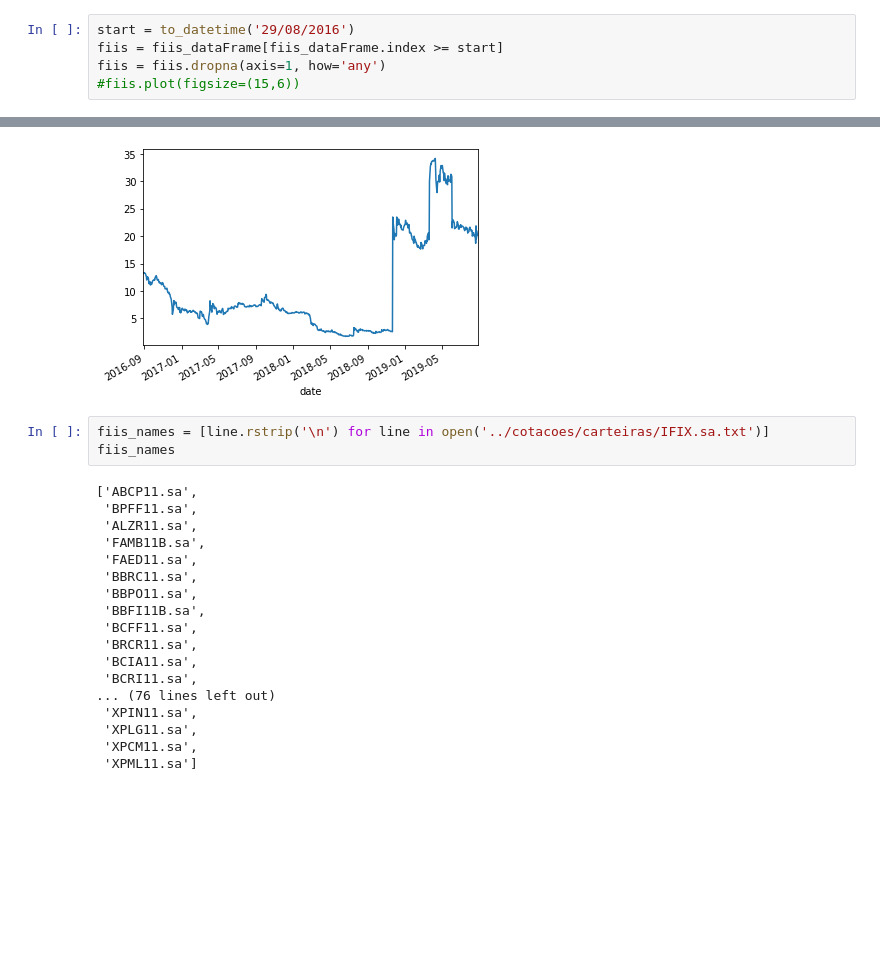
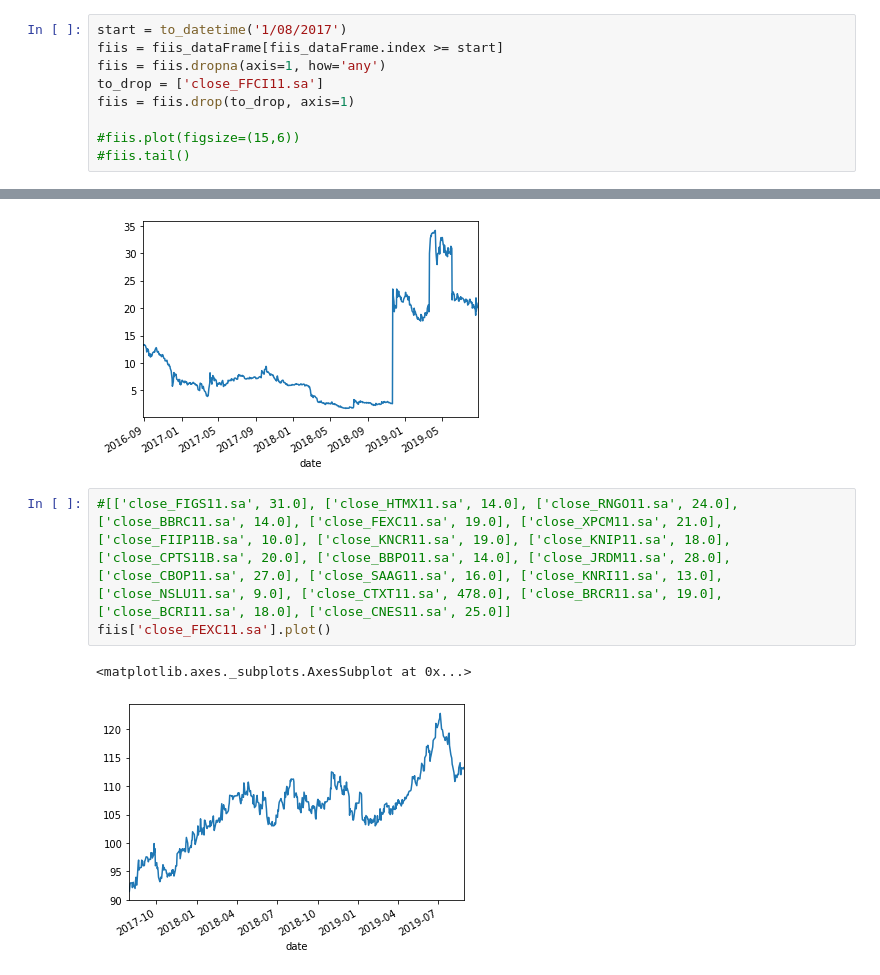
Before and after one commit to raphabraccialli/OpenFinanceLab, a Jupyter notebook: monthly_fii/monthly_fiis.ipynb, the cells around one changed output, grey strips where cells are left out. Cells and saved outputs as stored; diff of their text form; blank space fills up the shorter version.

```diff
--- a/monthly_fii/monthly_fiis.ipynb
+++ b/monthly_fii/monthly_fiis.ipynb
@@ -32,10 +27,14 @@ fiis_dataFrame.tail()
 | 2019-08-28 | 103.20 | 104.25 | 102.14 | 103.75 | 407.0 | 96659814.0 | ... |
 5 rows × 546 columns
 # %%
-start = to_datetime('29/08/2016')
+start = to_datetime('1/08/2017')
 fiis = fiis_dataFrame[fiis_dataFrame.index >= start]
 fiis = fiis.dropna(axis=1, how='any')
+to_drop = ['close_FFCI11.sa']
+fiis = fiis.drop(to_drop, axis=1)
+
 #fiis.plot(figsize=(15,6))
+#fiis.tail()
 # %%
 fiis_closing_key = []
 
@@ -163,24 +169,9 @@ fiis['close_RNEW11'].plot()
 # %% [output]
 <matplotlib.axes._subplots.AxesSubplot at 0x...>
 [figure]
-# %%
-fiis_names = [line.rstrip('\n') for line in open('../cotacoes/carteiras/IFIX.sa.txt')]
-fiis_names
-# %% [output]
-['ABCP11.sa',
- 'BPFF11.sa',
- 'ALZR11.sa',
- 'FAMB11B.sa',
- 'FAED11.sa',
- 'BBRC11.sa',
- 'BBPO11.sa',
- 'BBFI11B.sa',
- 'BCFF11.sa',
- 'BRCR11.sa',
- 'BCIA11.sa',
- 'BCRI11.sa',
-... (76 lines left out)
- 'XPIN11.sa',
- 'XPLG11.sa',
- 'XPCM11.sa',
- 'XPML11.sa']
+# %%
+#[['close_FIGS11.sa', 31.0], ['close_HTMX11.sa', 14.0], ['close_RNGO11.sa', 24.0], ['close_BBRC11.sa', 14.0], ['close_FEXC11.sa', 19.0], ['close_XPCM11.sa', 21.0], ['close_FIIP11B.sa', 10.0], ['close_KNCR11.sa', 19.0], ['close_KNIP11.sa', 18.0], ['close_CPTS11B.sa', 20.0], ['close_BBPO11.sa', 14.0], ['close_JRDM11.sa', 28.0], ['close_CBOP11.sa', 27.0], ['close_SAAG11.sa', 16.0], ['close_KNRI11.sa', 13.0], ['close_NSLU11.sa', 9.0], ['close_CTXT11.sa', 478.0], ['close_BRCR11.sa', 19.0], ['close_BCRI11.sa', 18.0], ['close_CNES11.sa', 25.0]]
+fiis['close_FEXC11.sa'].plot()
+# %% [output]
+<matplotlib.axes._subplots.AxesSubplot at 0x...>
+[figure, added]
```
Also changed, not shown: parts of 2 cells of this notebook.
